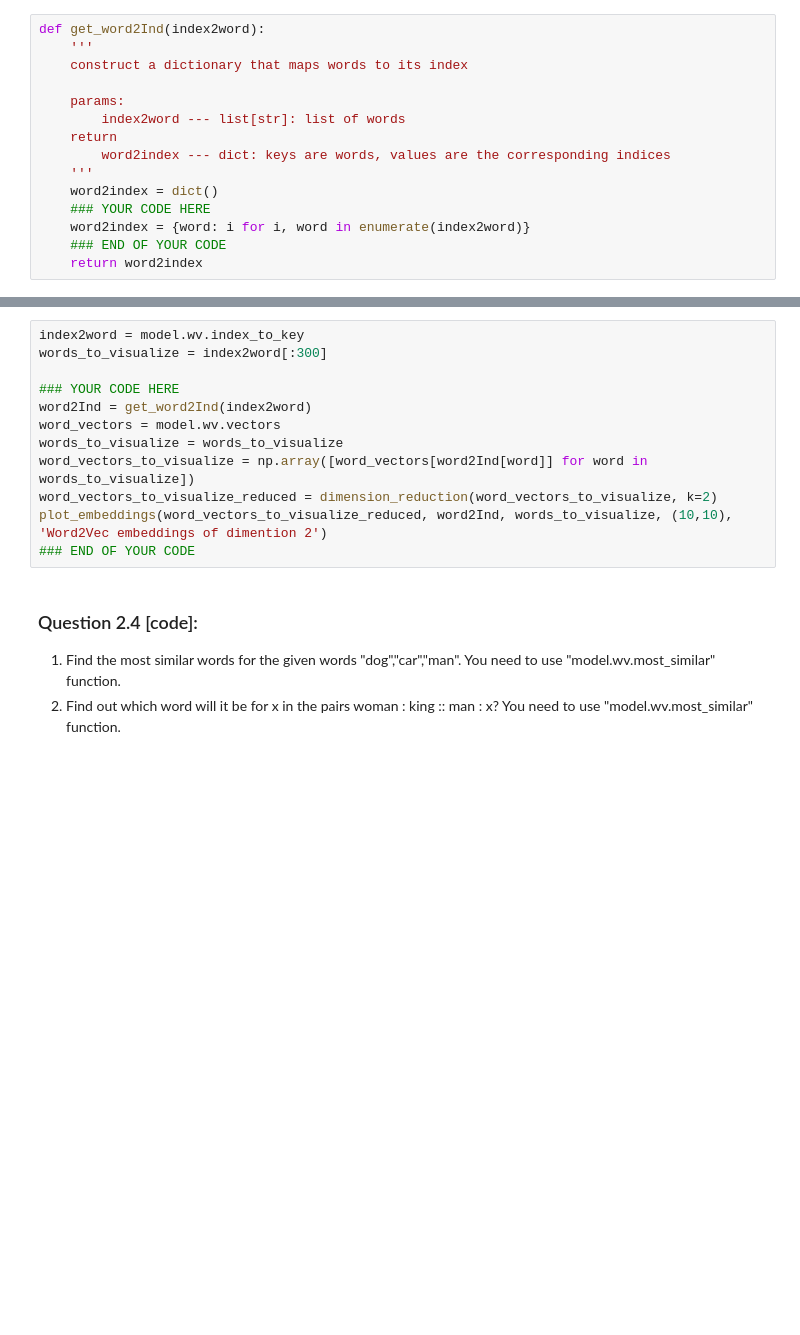
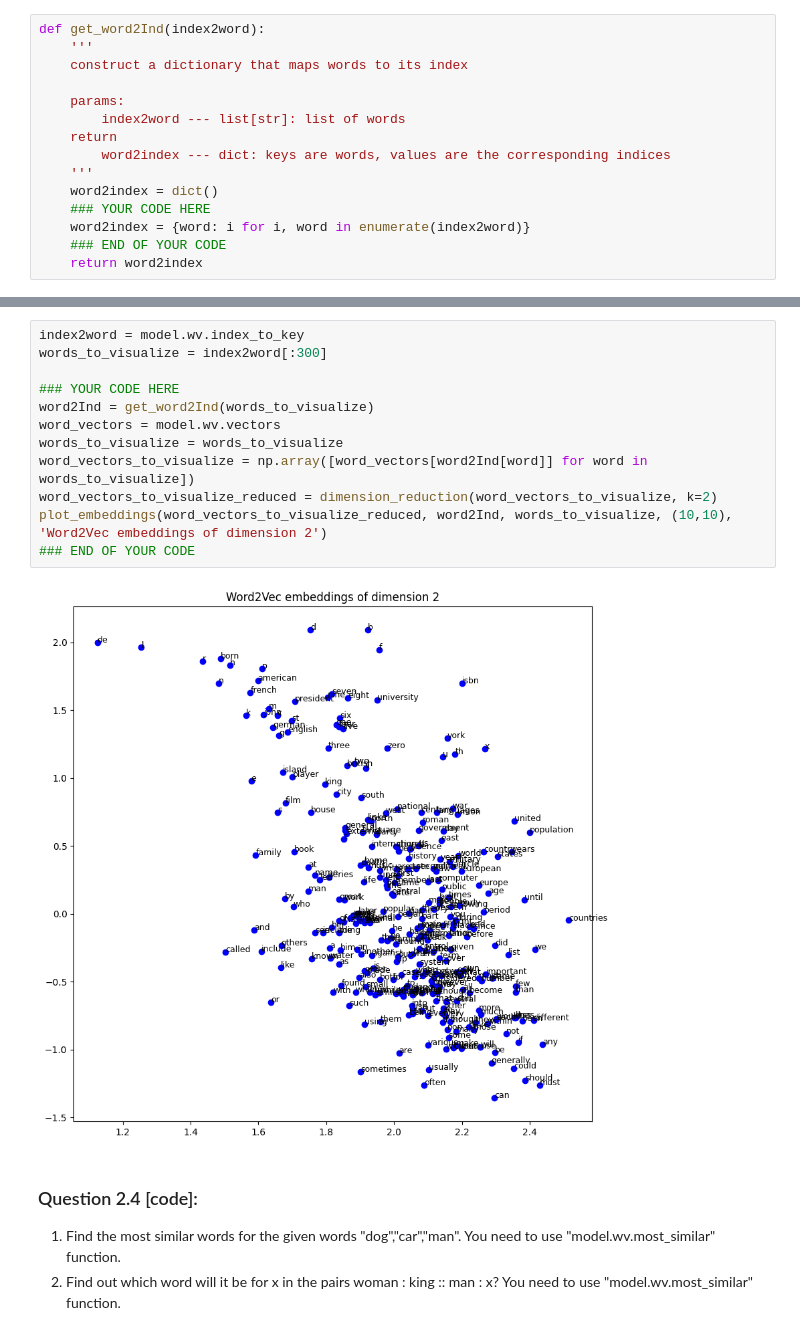
Before and after one commit to T2LIPthedeveloper/Homework, a Jupyter notebook: 50.040_NLP/HW1/homework1.ipynb, the cells around one changed output, grey strips where cells are left out. Saved outputs shown, nothing was run; the diff lists cells and outputs as text; blank space fills up the shorter version.

```diff
--- a/50.040_NLP/HW1/homework1.ipynb
+++ b/50.040_NLP/HW1/homework1.ipynb
@@ -500,15 +514,17 @@ print('passed!')
 # %%
 index2word = model.wv.index_to_key
 words_to_visualize = index2word[:300]
 
 ### YOUR CODE HERE
-word2Ind = get_word2Ind(index2word)
+word2Ind = get_word2Ind(words_to_visualize)
 word_vectors = model.wv.vectors
 words_to_visualize = words_to_visualize
 word_vectors_to_visualize = np.array([word_vectors[word2Ind[word]] for word in words_to_visualize])
 word_vectors_to_visualize_reduced = dimension_reduction(word_vectors_to_visualize, k=2)
-plot_embeddings(word_vectors_to_visualize_reduced, word2Ind, words_to_visualize, (10,10), 'Word2Vec embeddings of dimention 2')
+plot_embeddings(word_vectors_to_visualize_reduced, word2Ind, words_to_visualize, (10,10), 'Word2Vec embeddings of dimension 2')
 ### END OF YOUR CODE
+# %% [output]
+[figure, added]
 # %% [markdown]
 ### Question 2.4 [code]:
 1. Find the most similar words for the given words "dog","car","man". You need to use "model.wv.most_similar" function.
```
Also changed, not shown: parts of 15 cells of this notebook, 11 other files.
